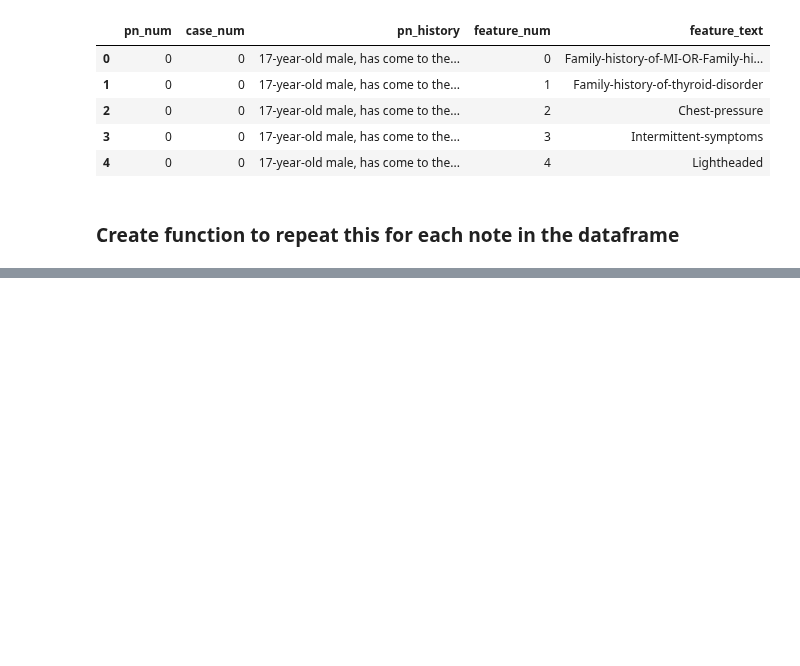
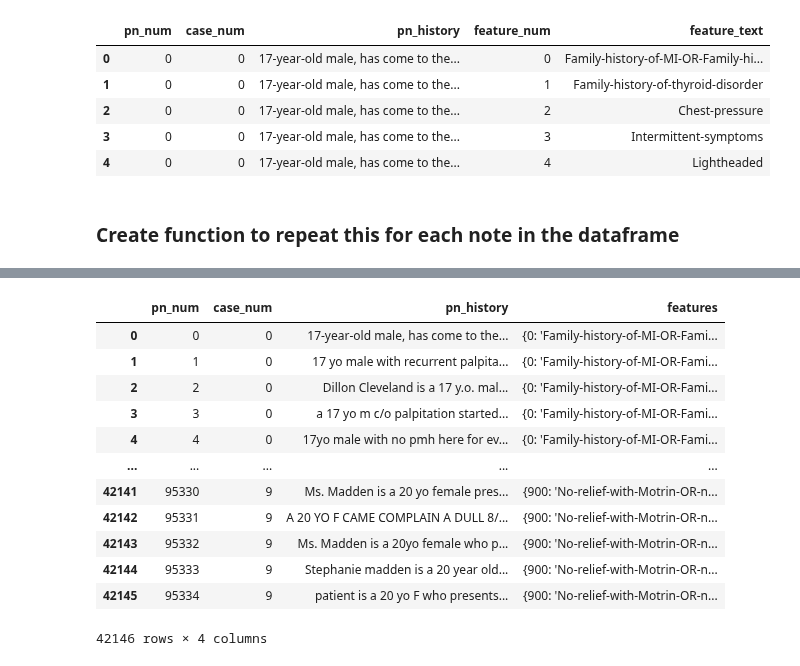
Before and after one commit to codeup-nlp-capstone/clinical_patient_notes, a Jupyter notebook: scott_scispacy_nb.ipynb, the cells around one changed output, grey strips where cells are left out. Cells and saved outputs as stored; diff of their text form; code cells hidden in the pictures; blank space fills up the shorter version.

Commit message:
found entities with only 42k rows this time

```diff
--- a/scott_scispacy_nb.ipynb
+++ b/scott_scispacy_nb.ipynb
@@ -172,0 +179,17 @@ Name: clean_notes_history_entities, dtype: object
+# %%
+# looking at feature_num per case_num
+for i in features["case_num"].unique():
+    print(i, features["feature_num"][features["case_num"] == i].values)
+# %%
+# testing how to get only strings
+for a in features["feature_num"][features["case_num"] == 0]:
+    print(features["feature_text"][features["feature_num"] == a].to_string()[5:].strip())
+# %%
+d = {}
+for i in features["case_num"].unique():
+    d[i] = {a: features["feature_text"][features["feature_num"] == a].to_string()[5:].strip() for a in features["feature_num"][features["case_num"] == i]}
+d
+# %%
+df = pd.DataFrame(data=[d.keys(), d.values()]).T
+df.columns = ["case_num", "features"]
+df
@@ -172,0 +208,17 @@ Name: clean_notes_history_entities, dtype: object
+# %%
+notes_features2 = patient_notes.merge(right=df, left_on="case_num", right_on="case_num")
+notes_features2
+# %% [output]
+|  | pn_num | case_num | pn_history | features |
+| 0 | 0 | 0 | 17-year-old male, has come to the... | {0: 'Family-history-of-MI-OR-Fami... |
+| 1 | 1 | 0 | 17 yo male with recurrent palpita... | {0: 'Family-history-of-MI-OR-Fami... |
+| 2 | 2 | 0 | Dillon Cleveland is a 17 y.o. mal... | {0: 'Family-history-of-MI-OR-Fami... |
+| 3 | 3 | 0 | a 17 yo m c/o palpitation started... | {0: 'Family-history-of-MI-OR-Fami... |
+| 4 | 4 | 0 | 17yo male with no pmh here for ev... | {0: 'Family-history-of-MI-OR-Fami... |
+| ... | ... | ... | ... | ... |
+| 42141 | 95330 | 9 | Ms. Madden is a 20 yo female pres... | {900: 'No-relief-with-Motrin-OR-n... |
+| 42142 | 95331 | 9 | A 20 YO F CAME COMPLAIN A DULL 8/... | {900: 'No-relief-with-Motrin-OR-n... |
+| 42143 | 95332 | 9 | Ms. Madden is a 20yo female who p... | {900: 'No-relief-with-Motrin-OR-n... |
+| 42144 | 95333 | 9 | Stephanie madden is a 20 year old... | {900: 'No-relief-with-Motrin-OR-n... |
+| 42145 | 95334 | 9 | patient is a 20 yo F who presents... | {900: 'No-relief-with-Motrin-OR-n... |
+42146 rows × 4 columns
```
Also changed, not shown: parts of 9 cells of this notebook.
